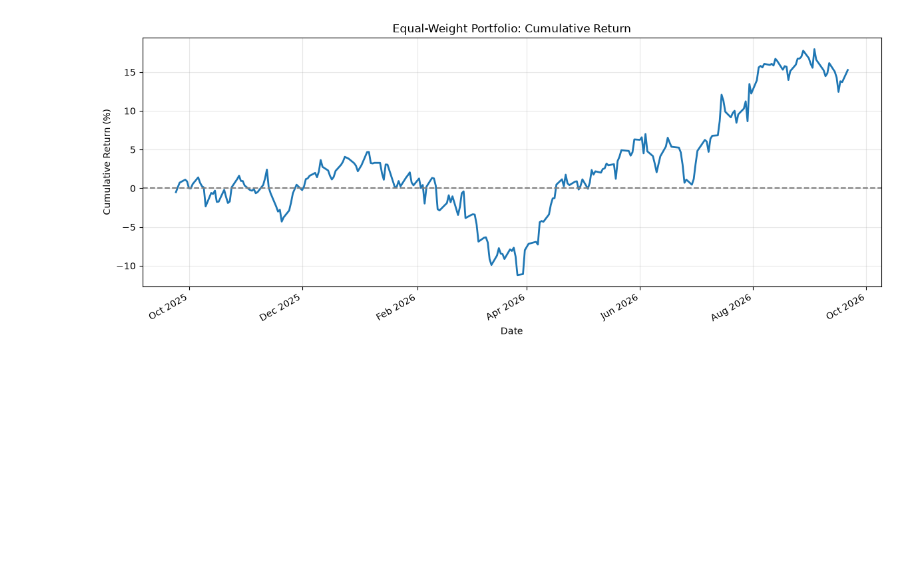
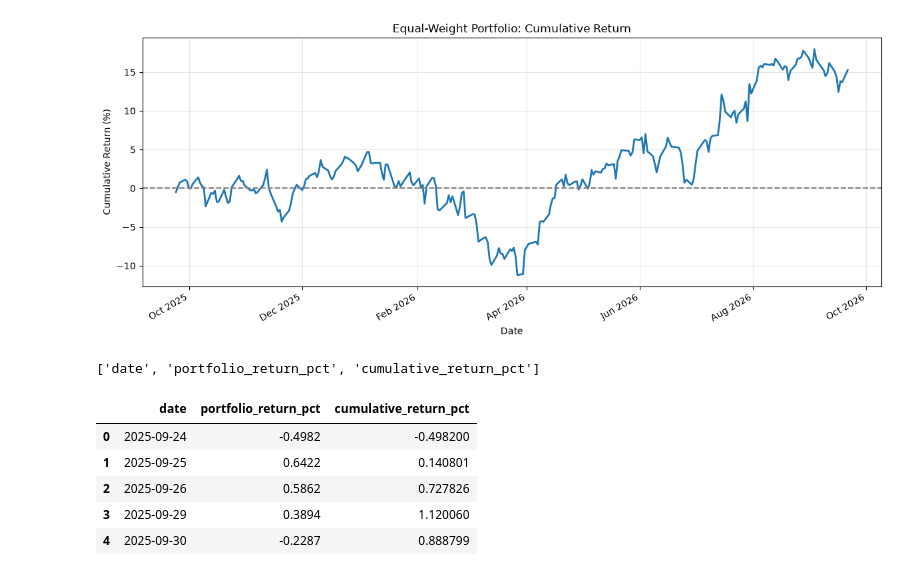
Before and after one commit to Agunp1/AI-Financial-Analyst, a Jupyter notebook: day18_sql_portfolio_analytics.ipynb, the cells around one changed output. Drawn from its saved outputs; the diff is of its cells as text; code cells hidden in the pictures; blank space fills up the shorter version.

```diff
--- a/day18_sql_portfolio_analytics.ipynb
+++ b/day18_sql_portfolio_analytics.ipynb
@@ -269,3 +269,15 @@ plt.tight_layout()
 plt.show()
 # %% [output]
 [figure]
+# %%
+
+print(portfolio_returns.columns.tolist())
+display(portfolio_returns.head())
+# %% [output]
+['date', 'portfolio_return_pct', 'cumulative_return_pct']
+|  | date | portfolio_return_pct | cumulative_return_pct |
+| 0 | 2025-09-24 | -0.4982 | -0.498200 |
+| 1 | 2025-09-25 | 0.6422 | 0.140801 |
+| 2 | 2025-09-26 | 0.5862 | 0.727826 |
+| 3 | 2025-09-29 | 0.3894 | 1.120060 |
+| 4 | 2025-09-30 | -0.2287 | 0.888799 |
```
Also changed, not shown: parts of 2 cells of this notebook.
